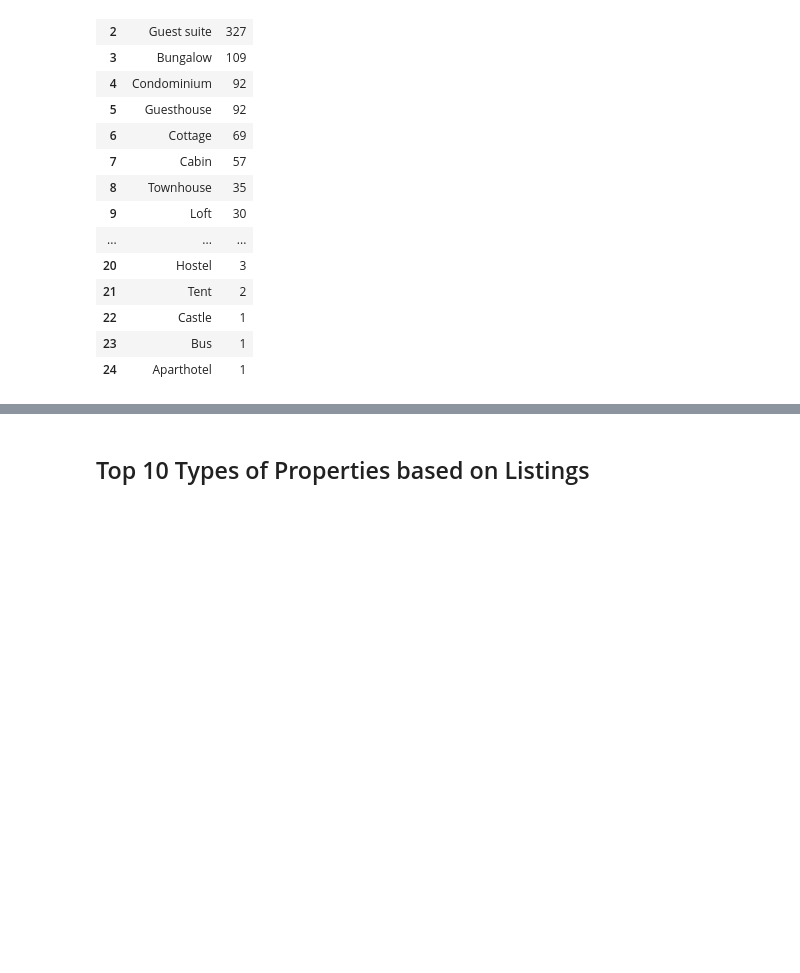
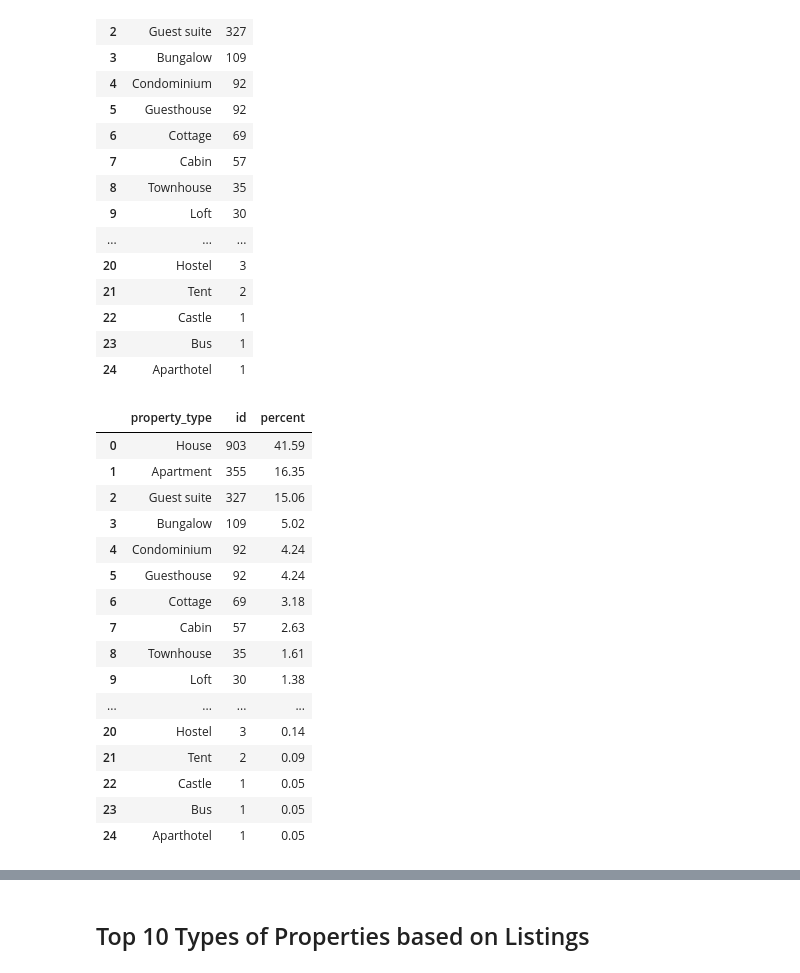
Before and after one commit to waghrayrashi/airbnb_analysis, a Jupyter notebook: airbnb.ipynb, the cells around one changed output, grey strips where cells are left out. Drawn from its saved outputs; the diff is of its cells as text; code cells hidden in the pictures; blank space fills up the shorter version.

```diff
--- a/airbnb.ipynb
+++ b/airbnb.ipynb
@@ -248,6 +269,28 @@ listings_by_propertytype_df
 | 22 | Castle | 1 |
 | 23 | Bus | 1 |
 | 24 | Aparthotel | 1 |
+# %%
+# Add a percentage column
+listings_by_propertytype_df['percent'] = (listings_by_propertytype_df['id'] / listing_count)*100
+listings_by_propertytype_df.round({'percent': 2})
+# %% [output]
+|  | property_type | id | percent |
+| 0 | House | 903 | 41.59 |
+| 1 | Apartment | 355 | 16.35 |
+| 2 | Guest suite | 327 | 15.06 |
+| 3 | Bungalow | 109 | 5.02 |
+| 4 | Condominium | 92 | 4.24 |
+| 5 | Guesthouse | 92 | 4.24 |
+| 6 | Cottage | 69 | 3.18 |
+| 7 | Cabin | 57 | 2.63 |
+| 8 | Townhouse | 35 | 1.61 |
+| 9 | Loft | 30 | 1.38 |
+| ... | ... | ... | ... |
+| 20 | Hostel | 3 | 0.14 |
+| 21 | Tent | 2 | 0.09 |
+| 22 | Castle | 1 | 0.05 |
+| 23 | Bus | 1 | 0.05 |
+| 24 | Aparthotel | 1 | 0.05 |
 # %%
 listings_by_propertytype_df.rename(columns={"property_type": "propertytype", "id": "listings"}, inplace = True)
 listings_by_propertytype_df
```
Also changed, not shown: parts of 15 cells of this notebook, 26 other files.
